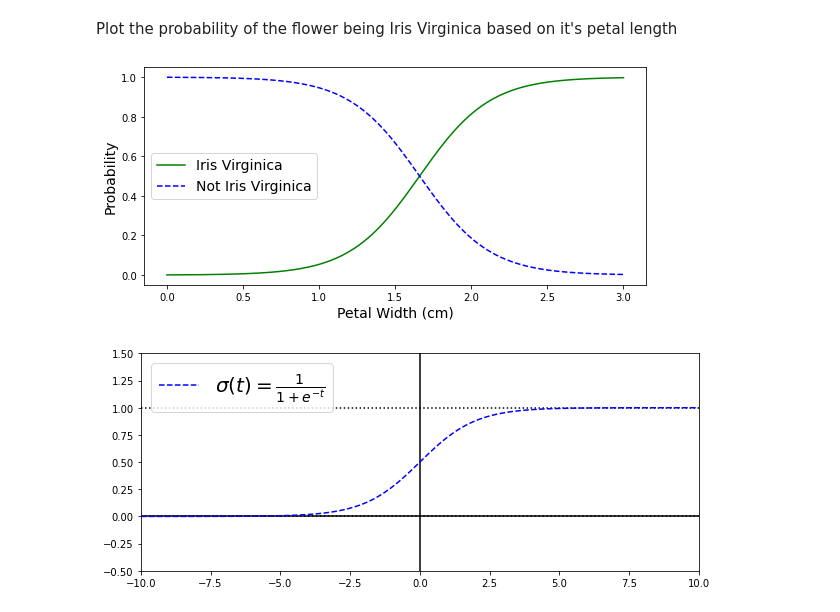
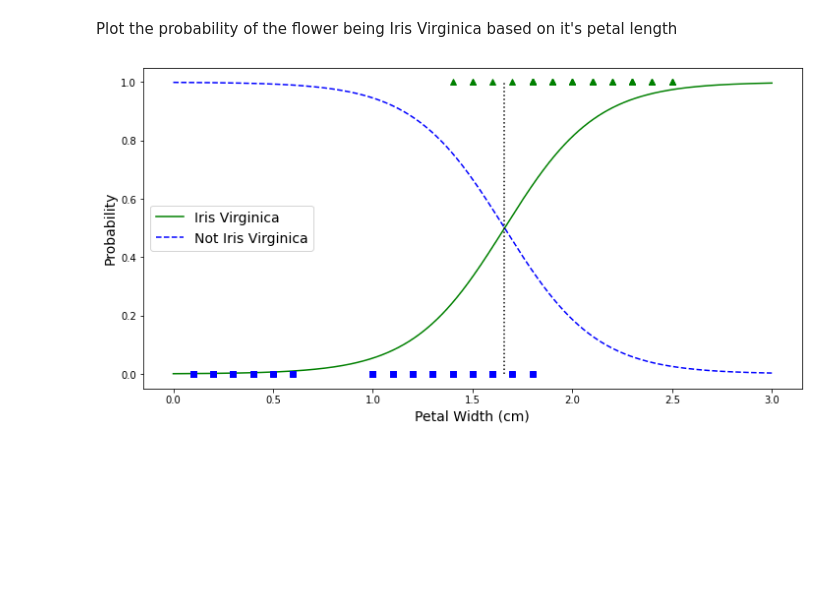
Before and after one commit to psukphranee/Machine-Learning-Projects, a Jupyter notebook: Python SKLearn/Training Models/Iris Dataset.ipynb, the cells around one changed output. Drawn from its saved outputs; the diff is of its cells as text; code cells hidden in the pictures; blank space fills up the shorter version.

```diff
--- a/Python SKLearn/Training Models/Iris Dataset.ipynb
+++ b/Python SKLearn/Training Models/Iris Dataset.ipynb
@@ -60,34 +78,27 @@ Plot the probability of the flower being Iris Virginica based on it's petal leng
 # %%
 X_new = np.linspace(0,3,1000).reshape(-1,1)
 y_proba = log_reg.predict_proba(X_new)
 
-#decision boundary
-decision_boundary = X_new[y_proba]
 
-plt.figure(figsize=(9,4))
+
+plt.figure(figsize=(12,6))
+
+#prediction curves of trained model
 plt.plot(X_new, y_proba[:,1], 'g-', label="Iris Virginica")
 plt.plot(X_new, y_proba[:,0], 'b--', label="Not Iris Virginica")
+
+#calculate and plot decision boundary
+decision_boundary = X_new[y_proba[:,1] >= 0.5][0]
+plt.plot([decision_boundary, decision_boundary], [0,1], 'k:')
+
+#plot the actual classes
+plt.plot(X[y==0], y[y==0], 'bs')
+plt.plot(X[y==1], y[y==1], 'g^')
+
+#labels, legends, etc
 plt.xlabel("Petal Width (cm)", fontsize=14)
 plt.ylabel("Probability", fontsize=14)
 plt.legend(loc="center left", fontsize=14)
 plt.show()
 # %% [output]
-[figure, old version]
+[figure, new version]
-# %%
-plt.figure(figsize=(10,4))
-#plot axis
-plt.plot([-10,10],[0,0], 'k-') #x-axis
-plt.plot([0,0],[-10,10],'k-') #y-axis
-#plot asymptotes
-plt.plot([-10,10], [1,1], 'k:')
-plt.plot([-10,10], [0,0], 'k:')
-#restrict viewing window
-plt.axis([-10, 10, -0.5, 1.5])
-#draw logisitic function
-t = np.linspace(-10,10,100)
-sig = 1 / (1 + np.exp(-t))
-plt.plot(t, sig, 'b--', label=r'$\sigma(t) = \frac{1}{1 + e^{-t}}$')
-plt.legend(loc='upper left', fontsize=20)
-plt.show()
-# %% [output]
-[figure, removed]
```
Also changed, not shown: parts of 1 cell of this notebook.
